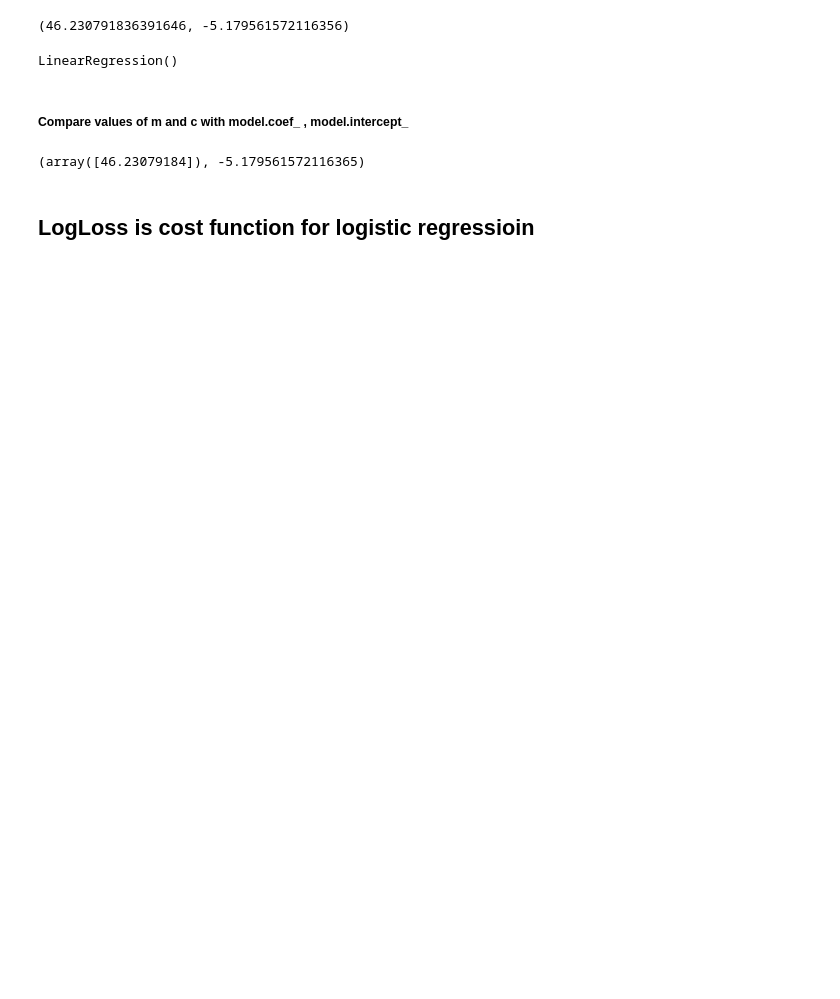
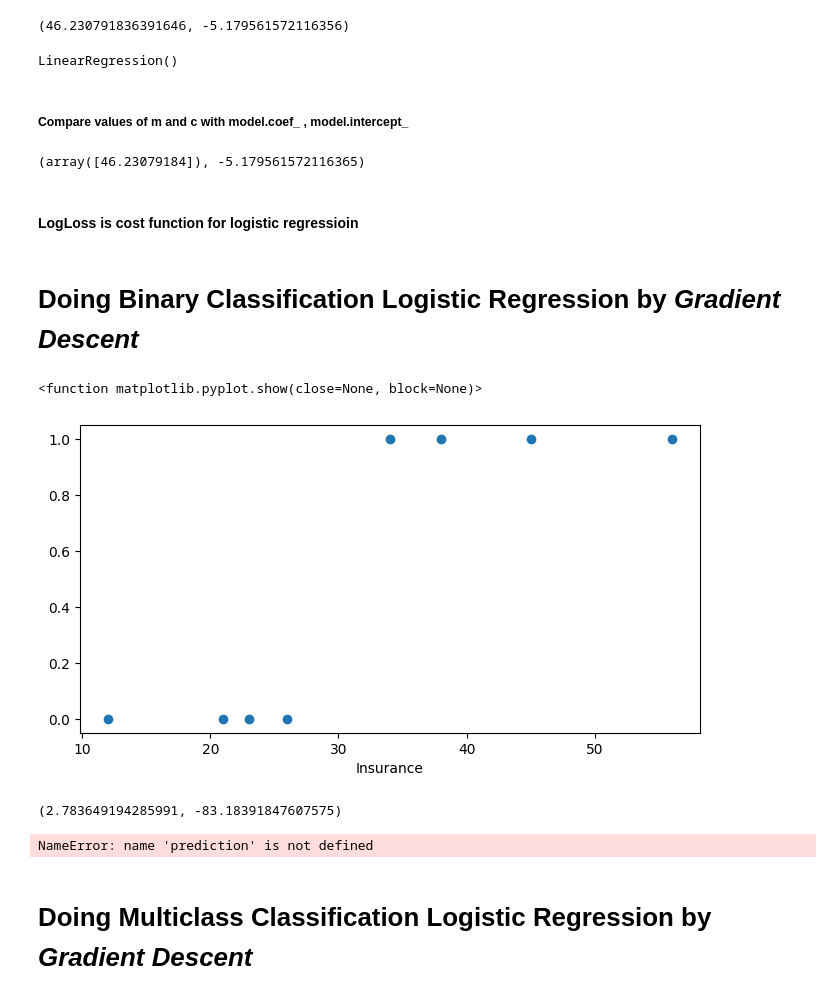
Before and after one commit to albertodavincishekhawat/BasicMachineLearning, a Jupyter notebook: 3.GradiantDescent.ipynb, the cells around one changed output. Cells and saved outputs as stored; diff of their text form; code cells hidden in the pictures; blank space fills up the shorter version.

```diff
--- a/3.GradiantDescent.ipynb
+++ b/3.GradiantDescent.ipynb
@@ -135,4 +140,6 @@ model.coef_,model.intercept_
 # %% [output]
 (array([46.23079184]), -5.179561572116365)
 # %% [markdown]
-## **LogLoss** is cost function for logistic regressioin
+####  **LogLoss** is cost function for logistic regressioin
+# %% [markdown]
+# Doing **Binary Classification Logistic Regression** by ***Gradient Descent***
@@ -138,0 +151,12 @@ model.coef_,model.intercept_
+# %%
+age= np.array([12,34,23,56,38,45,21,26])
+insurance = np.array([0,1,0,1,1,1,0,0])
+# %%
+plt.figure(figsize=(8,4))
+plt.scatter(age, insurance, marker="o")
+plt.xlabel("Age")
+plt.xlabel("Insurance")
+plt.show
+# %% [output]
+<function matplotlib.pyplot.show(close=None, block=None)>
+[figure, added]
@@ -138,0 +180,10 @@ model.coef_,model.intercept_
+# %%
+m,c
+# %% [output]
+(2.783649194285991, -83.18391847607575)
+# %%
+prediction
+# %% [output]
+NameError: name 'prediction' is not defined
+# %% [markdown]
+# Doing **Multiclass Classification Logistic Regression** by ***Gradient Descent***
```
Also changed, not shown: parts of 9 cells of this notebook, 1 other file.
